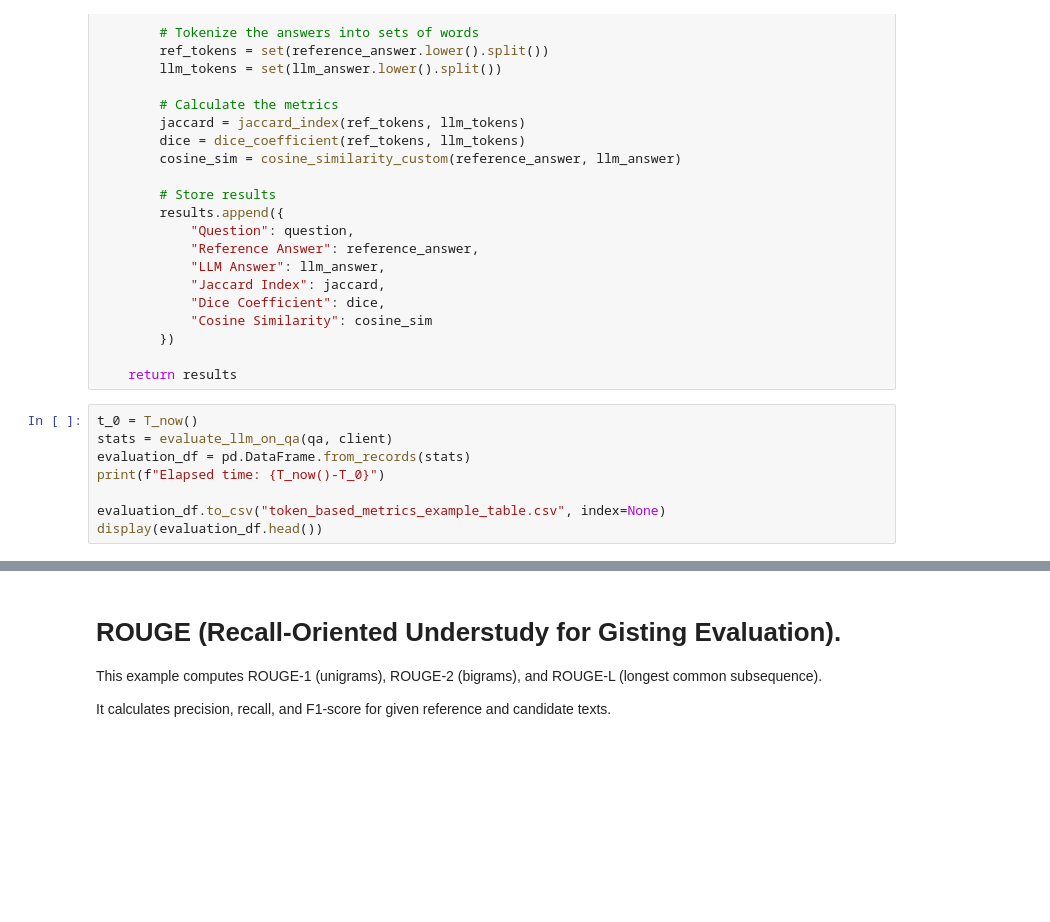
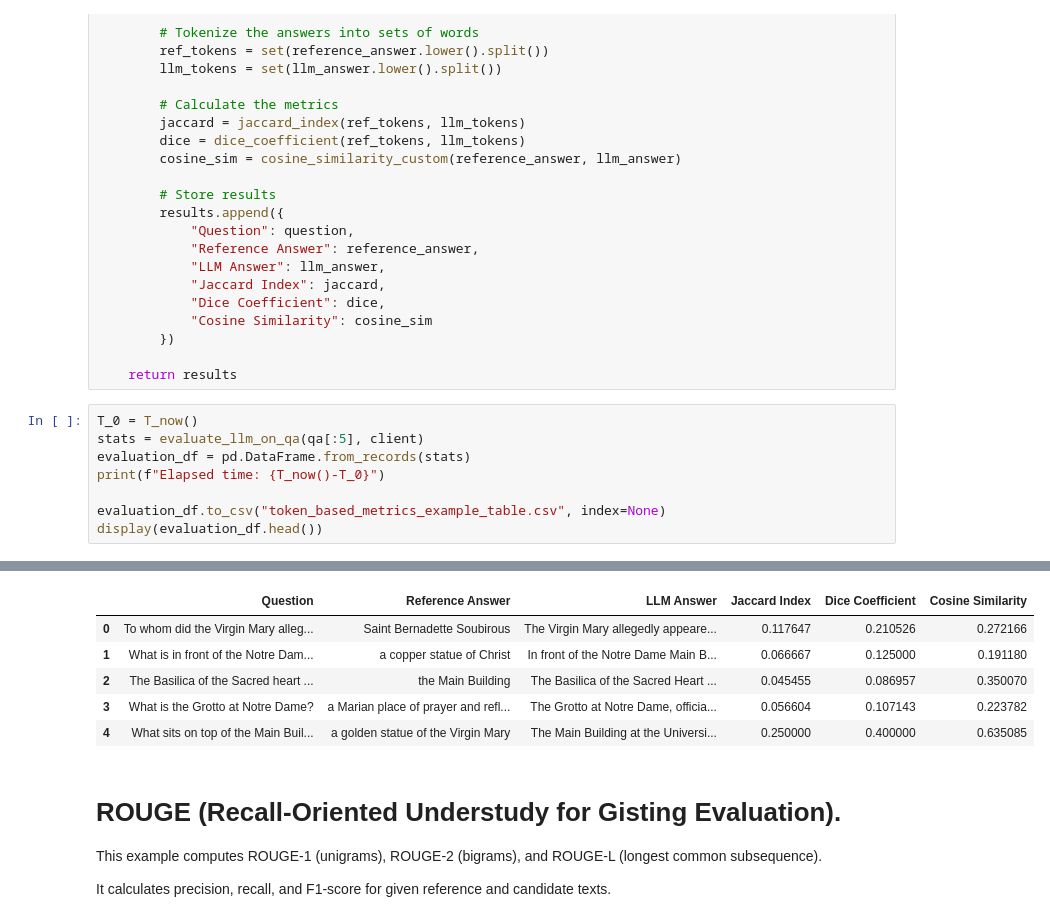
Before and after one commit to molnarai/BuildingGenerativeAIBusinessSolutions, a Jupyter notebook: Prompt-Engineering/notebooks/TokenBasedMetrics.ipynb, the cells around one changed output, grey strips where cells are left out. Drawn from its saved outputs; the diff is of its cells as text; blank space fills up the shorter version.

```diff
--- a/Prompt-Engineering/notebooks/TokenBasedMetrics.ipynb
+++ b/Prompt-Engineering/notebooks/TokenBasedMetrics.ipynb
@@ -135,10 +137,11 @@ def evaluate_llm_on_qa(qa_data, openai_client):
 
     return results
 # %%
-t_0 = T_now()
-stats = evaluate_llm_on_qa(qa, client)
+T_0 = T_now()
+stats = evaluate_llm_on_qa(qa[:5], client)
 evaluation_df = pd.DataFrame.from_records(stats)
 print(f"Elapsed time: {T_now()-T_0}")
 
 evaluation_df.to_csv("token_based_metrics_example_table.csv", index=None)
 display(evaluation_df.head())
+# %% [output]
@@ -145,3 +149,9 @@ display(evaluation_df.head())
+|  | Question | Reference Answer | LLM Answer | Jaccard Index | Dice Coefficient | Cosine Similarity |
+| 0 | To whom did the Virgin Mary alleg... | Saint Bernadette Soubirous | The Virgin Mary allegedly appeare... | 0.117647 | 0.210526 | 0.272166 |
+| 1 | What is in front of the Notre Dam... | a copper statue of Christ | In front of the Notre Dame Main B... | 0.066667 | 0.125000 | 0.191180 |
+| 2 | The Basilica of the Sacred heart ... | the Main Building | The Basilica of the Sacred Heart ... | 0.045455 | 0.086957 | 0.350070 |
+| 3 | What is the Grotto at Notre Dame? | a Marian place of prayer and refl... | The Grotto at Notre Dame, officia... | 0.056604 | 0.107143 | 0.223782 |
+| 4 | What sits on top of the Main Buil... | a golden statue of the Virgin Mary | The Main Building at the Universi... | 0.250000 | 0.400000 | 0.635085 |
 # %% [markdown]
 # ROUGE (Recall-Oriented Understudy for Gisting Evaluation).
 
```
Also changed, not shown: parts of 8 cells of this notebook, 3 other files.
